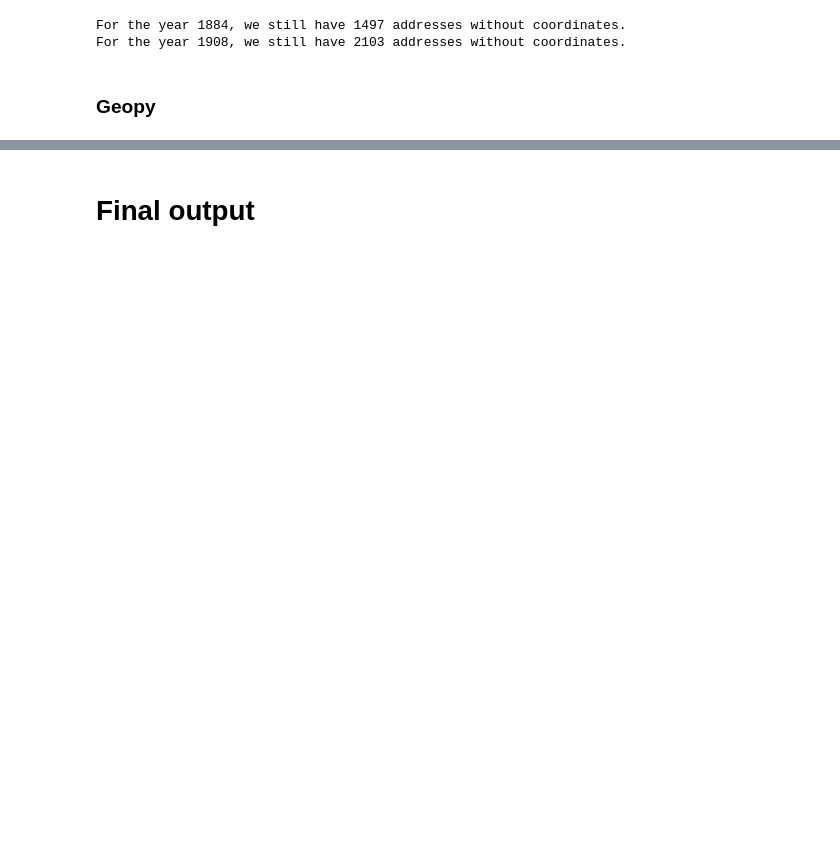
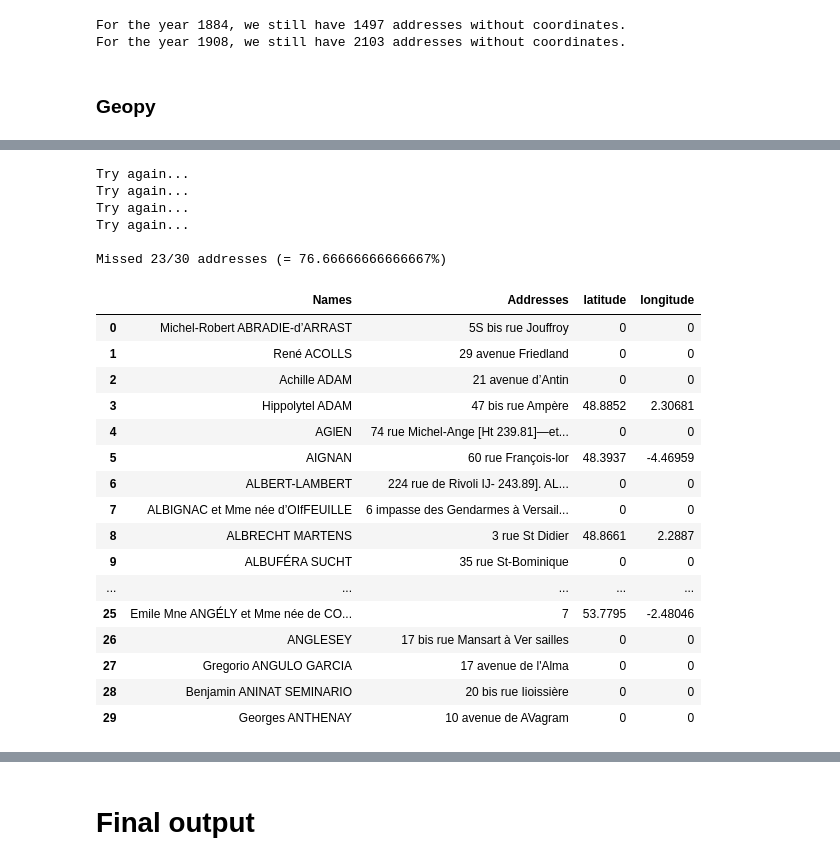
Before and after one commit to AndreaScalisi/FDH, a Jupyter notebook: get_coord.ipynb, the cells around one changed output, grey strips where cells are left out. Drawn from its saved outputs; the diff is of its cells as text; code cells hidden in the pictures; blank space fills up the shorter version.

```diff
--- a/get_coord.ipynb
+++ b/get_coord.ipynb
@@ -95,0 +97,3 @@ df_1884_no_coord.head()
+# %%
+df_1908_no_coord = df_1908_no_coord.reset_index()[["Names", "Addresses"]]
+df_1908_no_coord.head()
@@ -128,3 +139,6 @@ def get_coord(df):
           " addresses (= " + str(notfound_addresses/len(people)*100) + "%)")
 
     return people
+# %%
+get_coord(df_1908_no_coord[:30])
+# %% [output]
@@ -131,3 +146,26 @@ def get_coord(df):
+Try again...
+Try again...
+Try again...
+Try again...
+
+Missed 23/30 addresses (= 76.66666666666667%)
+|  | Names | Addresses | latitude | longitude |
+| 0 | Michel-Robert ABRADIE-d’ARRAST | 5S bis rue Jouffroy | 0 | 0 |
+| 1 | René ACOLLS | 29 avenue Friedland | 0 | 0 |
+| 2 | Achille ADAM | 21 avenue d’Antin | 0 | 0 |
+| 3 | Hippolytel ADAM | 47 bis rue Ampère | 48.8852 | 2.30681 |
+| 4 | AGlEN | 74 rue Michel-Ange [Ht 239.81]—et... | 0 | 0 |
+| 5 | AIGNAN | 60 rue François-lor | 48.3937 | -4.46959 |
+| 6 | ALBERT-LAMBERT | 224 rue de Rivoli IJ- 243.89]. AL... | 0 | 0 |
+| 7 | ALBIGNAC et Mme née d’OIfFEUILLE | 6 impasse des Gendarmes à Versail... | 0 | 0 |
+| 8 | ALBRECHT MARTENS | 3 rue St Didier | 48.8661 | 2.2887 |
+| 9 | ALBUFÉRA SUCHT | 35 rue St-Bominique | 0 | 0 |
+| ... | ... | ... | ... | ... |
+| 25 | Emile Mne ANGÉLY et Mme née de CO... | 7 | 53.7795 | -2.48046 |
+| 26 | ANGLESEY | 17 bis rue Mansart à Ver sailles | 0 | 0 |
+| 27 | Gregorio ANGULO GARCIA | 17 avenue de l'Alma | 0 | 0 |
+| 28 | Benjamin ANINAT SEMINARIO | 20 bis rue Iioissière | 0 | 0 |
+| 29 | Georges ANTHENAY | 10 avenue de AVagram | 0 | 0 |
 # %%
 get_coord(df_1884_no_coord[:30])
 # %% [output]
```
Also changed, not shown: parts of 5 cells of this notebook.
